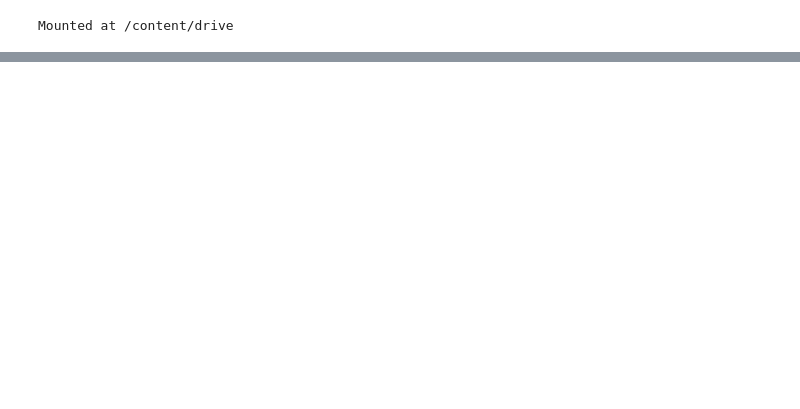
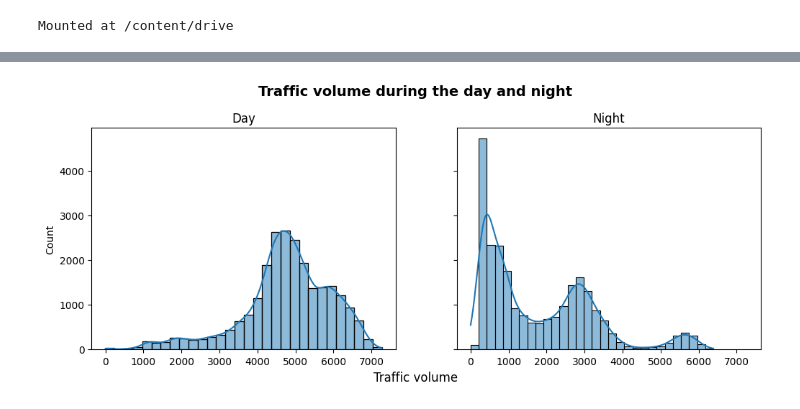
Before and after one commit to Krzesimir13/DataQuest, a Jupyter notebook: traffic_I_94.ipynb, the cells around one changed output, grey strips where cells are left out. Cells and saved outputs as stored; diff of their text form; code cells hidden in the pictures; blank space fills up the shorter version.

```diff
--- a/traffic_I_94.ipynb
+++ b/traffic_I_94.ipynb
@@ -45,0 +149,3 @@ plt.show()
+# %%
+metro['hour'] = metro['date_time'].dt.hour
+metro.head()
@@ -45,0 +159,21 @@ plt.show()
+# %%
+daytraffic = metro[metro['hour'].between(7, 19, inclusive='left')]
+nighttraffic = metro[~metro['hour'].between(7, 19, inclusive='left')]
+# %%
+fig, ax = plt.subplots(1, 2, figsize=(12, 4),
+                       sharex=True, sharey=True)
+
+sns.histplot(data=daytraffic, x='traffic_volume', bins=30, ax=ax[0], kde=True)
+sns.histplot(data=nighttraffic, x='traffic_volume', bins=30, ax=ax[1], kde=True)
+
+ax[0].set_title("Day")
+ax[1].set_title("Night")
+ax[0].set_xlabel("")
+ax[1].set_xlabel("")
+fig.suptitle("Traffic volume during the day and night",
+             fontsize=14, fontweight='bold', y=1.03)
+fig.supxlabel('Traffic volume', y=-0.01)
+
+plt.show()
+# %% [output]
+[figure, added]
```
Also changed, not shown: parts of 30 cells of this notebook.
